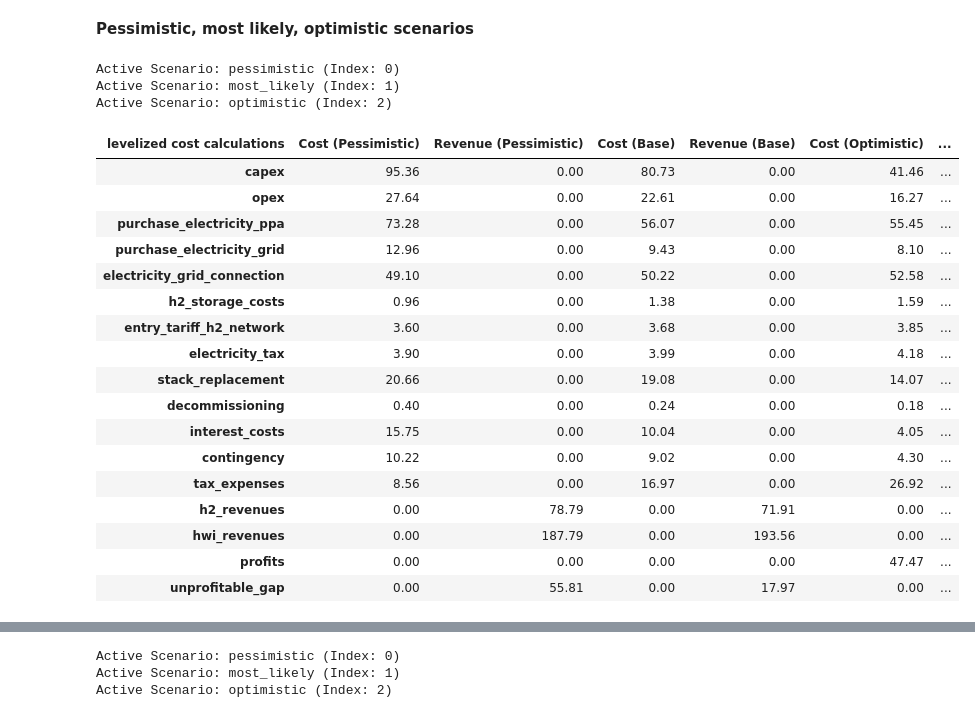
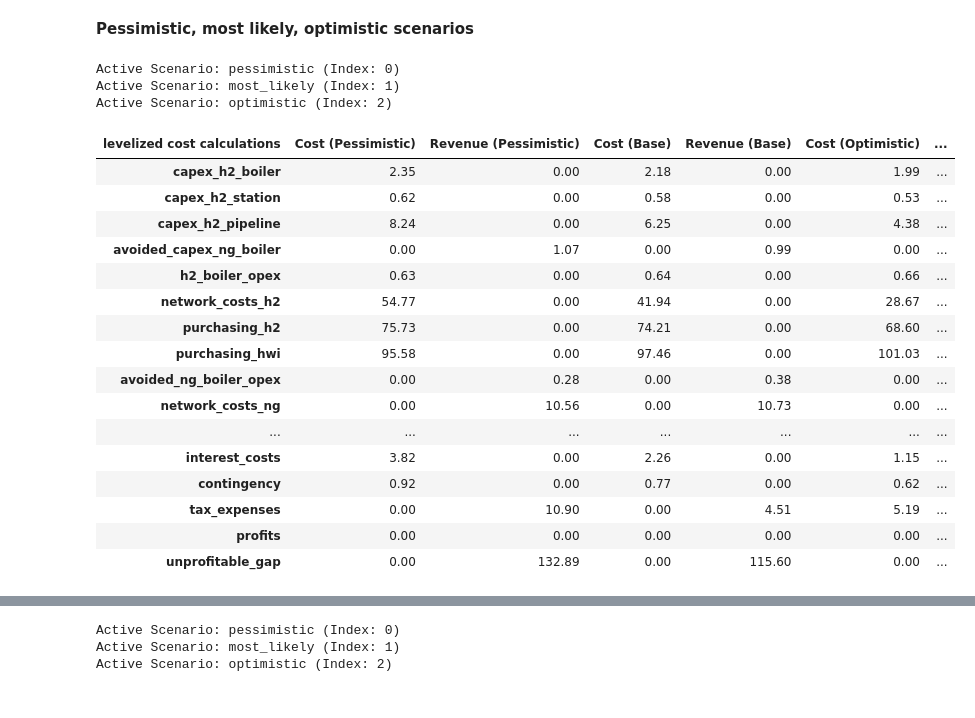
Before and after one commit to DinaBoer/NSE6, a Jupyter notebook: analysis_sensitivity_scenarios.ipynb, the cells around one changed output, grey strips where cells are left out. Cells and saved outputs as stored; diff of their text form; code cells hidden in the pictures.

```diff
--- a/analysis_sensitivity_scenarios.ipynb
+++ b/analysis_sensitivity_scenarios.ipynb
@@ -150,27 +156,26 @@ plot_cumulative_cashflows(onel_module, runner, onel_parameters)
 **Pessimistic, most likely, optimistic scenarios**
 # %%
 # Get the df with levelized cost and revenues for all scenarios
-df_analysis = run_levelized_breakdown_scenarios(runner, onel_module, onel_inputs, "onel_parameters")
+df_analysis = run_levelized_breakdown_scenarios(runner, ot_module, ot_inputs, "ot_parameters")
 display(df_analysis.style.format(precision=2))
 # %% [output]
 Active Scenario: pessimistic (Index: 0)
 Active Scenario: most_likely (Index: 1)
 Active Scenario: optimistic (Index: 2)
 | levelized cost calculations | Cost (Pessimistic) | Revenue (Pessimistic) | Cost (Base) | Revenue (Base) | Cost (Optimistic) | ... |
-| capex | 95.36 | 0.00 | 80.73 | 0.00 | 41.46 | ... |
-| opex | 27.64 | 0.00 | 22.61 | 0.00 | 16.27 | ... |
-| purchase_electricity_ppa | 73.28 | 0.00 | 56.07 | 0.00 | 55.45 | ... |
-| purchase_electricity_grid | 12.96 | 0.00 | 9.43 | 0.00 | 8.10 | ... |
-| electricity_grid_connection | 49.10 | 0.00 | 50.22 | 0.00 | 52.58 | ... |
-| h2_storage_costs | 0.96 | 0.00 | 1.38 | 0.00 | 1.59 | ... |
-| entry_tariff_h2_network | 3.60 | 0.00 | 3.68 | 0.00 | 3.85 | ... |
-| electricity_tax | 3.90 | 0.00 | 3.99 | 0.00 | 4.18 | ... |
-| stack_replacement | 20.66 | 0.00 | 19.08 | 0.00 | 14.07 | ... |
-| decommissioning | 0.40 | 0.00 | 0.24 | 0.00 | 0.18 | ... |
-| interest_costs | 15.75 | 0.00 | 10.04 | 0.00 | 4.05 | ... |
-| contingency | 10.22 | 0.00 | 9.02 | 0.00 | 4.30 | ... |
-| tax_expenses | 8.56 | 0.00 | 16.97 | 0.00 | 26.92 | ... |
-| h2_revenues | 0.00 | 78.79 | 0.00 | 71.91 | 0.00 | ... |
-| hwi_revenues | 0.00 | 187.79 | 0.00 | 193.56 | 0.00 | ... |
-| profits | 0.00 | 0.00 | 0.00 | 0.00 | 47.47 | ... |
-| unprofitable_gap | 0.00 | 55.81 | 0.00 | 17.97 | 0.00 | ... |
+| capex_h2_boiler | 2.35 | 0.00 | 2.18 | 0.00 | 1.99 | ... |
+| capex_h2_station | 0.62 | 0.00 | 0.58 | 0.00 | 0.53 | ... |
+| capex_h2_pipeline | 8.24 | 0.00 | 6.25 | 0.00 | 4.38 | ... |
+| avoided_capex_ng_boiler | 0.00 | 1.07 | 0.00 | 0.99 | 0.00 | ... |
+| h2_boiler_opex | 0.63 | 0.00 | 0.64 | 0.00 | 0.66 | ... |
+| network_costs_h2 | 54.77 | 0.00 | 41.94 | 0.00 | 28.67 | ... |
+| purchasing_h2 | 75.73 | 0.00 | 74.21 | 0.00 | 68.60 | ... |
+| purchasing_hwi | 95.58 | 0.00 | 97.46 | 0.00 | 101.03 | ... |
+| avoided_ng_boiler_opex | 0.00 | 0.28 | 0.00 | 0.38 | 0.00 | ... |
+| network_costs_ng | 0.00 | 10.56 | 0.00 | 10.73 | 0.00 | ... |
+| ... | ... | ... | ... | ... | ... | ... |
+| interest_costs | 3.82 | 0.00 | 2.26 | 0.00 | 1.15 | ... |
+| contingency | 0.92 | 0.00 | 0.77 | 0.00 | 0.62 | ... |
+| tax_expenses | 0.00 | 10.90 | 0.00 | 4.51 | 5.19 | ... |
+| profits | 0.00 | 0.00 | 0.00 | 0.00 | 0.00 | ... |
+| unprofitable_gap | 0.00 | 132.89 | 0.00 | 115.60 | 0.00 | ... |
```
Also changed, not shown: parts of 6 cells of this notebook, 9 other files.
